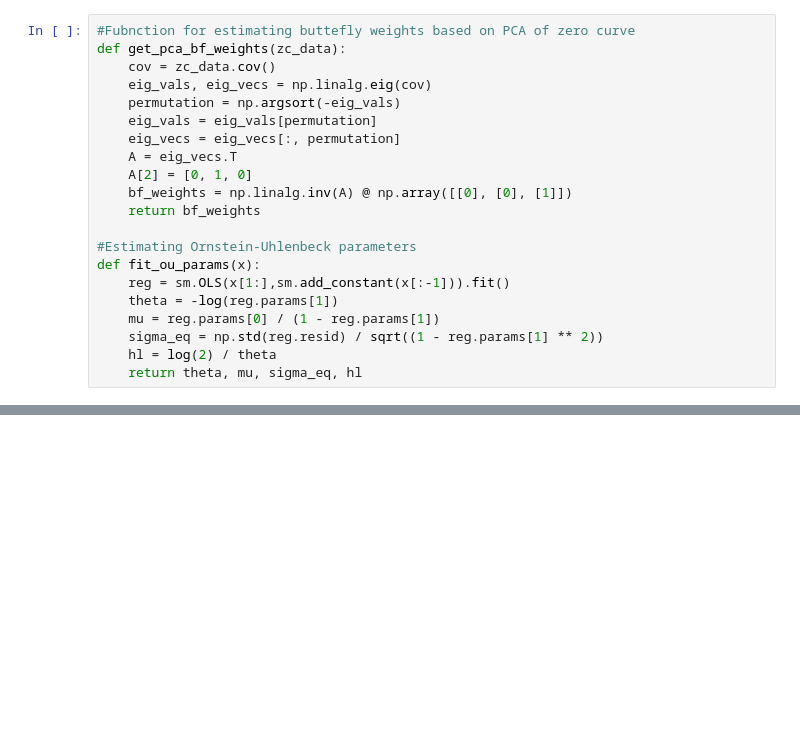
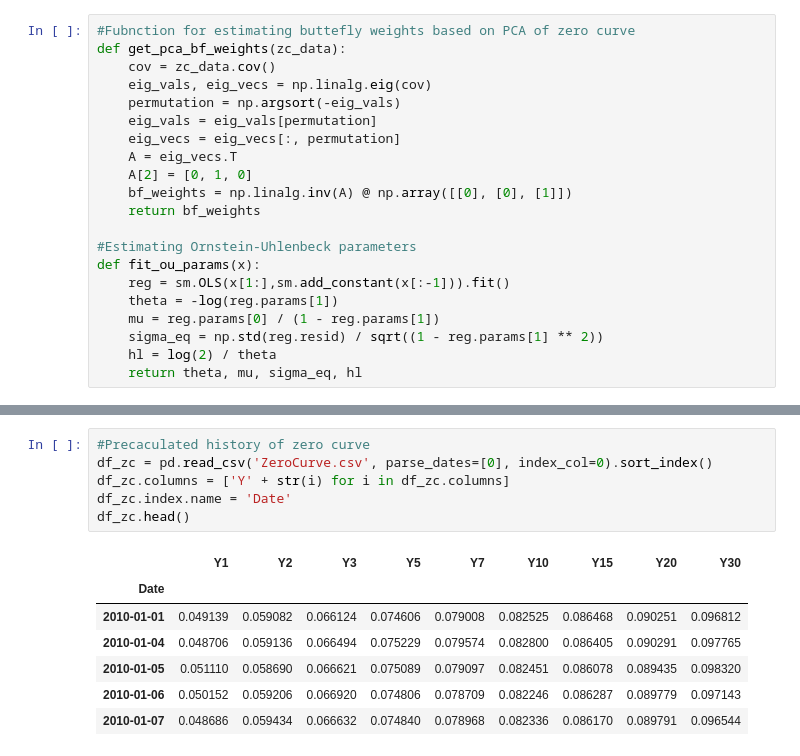
Before and after one commit to akaufman22/mbono-firv, a Jupyter notebook: SystematicButterflyTrading.ipynb, the cells around one changed output, grey strips where cells are left out. Saved outputs shown, nothing was run; the diff lists cells and outputs as text; blank space fills up the shorter version.

```diff
--- a/SystematicButterflyTrading.ipynb
+++ b/SystematicButterflyTrading.ipynb
@@ -67,0 +122,14 @@ def evaluate_strategy(weights, test_ts, mu, sigma, ol, cl, os, cs, tc):
+# %%
+#Precaculated history of zero curve
+df_zc = pd.read_csv('ZeroCurve.csv', parse_dates=[0], index_col=0).sort_index()
+df_zc.columns = ['Y' + str(i) for i in df_zc.columns]
+df_zc.index.name = 'Date'
+df_zc.head()
+# %% [output]
+|  | Y1 | Y2 | Y3 | Y5 | Y7 | Y10 | Y15 | Y20 | Y30 |
+| Date |  |  |  |  |  |  |  |  |  |
+| 2010-01-01 | 0.049139 | 0.059082 | 0.066124 | 0.074606 | 0.079008 | 0.082525 | 0.086468 | 0.090251 | 0.096812 |
+| 2010-01-04 | 0.048706 | 0.059136 | 0.066494 | 0.075229 | 0.079574 | 0.082800 | 0.086405 | 0.090291 | 0.097765 |
+| 2010-01-05 | 0.051110 | 0.058690 | 0.066621 | 0.075089 | 0.079097 | 0.082451 | 0.086078 | 0.089435 | 0.098320 |
+| 2010-01-06 | 0.050152 | 0.059206 | 0.066920 | 0.074806 | 0.078709 | 0.082246 | 0.086287 | 0.089779 | 0.097143 |
+| 2010-01-07 | 0.048686 | 0.059434 | 0.066632 | 0.074840 | 0.078968 | 0.082336 | 0.086170 | 0.089791 | 0.096544 |
```
Also changed, not shown: parts of 29 cells of this notebook, 7 other files.
